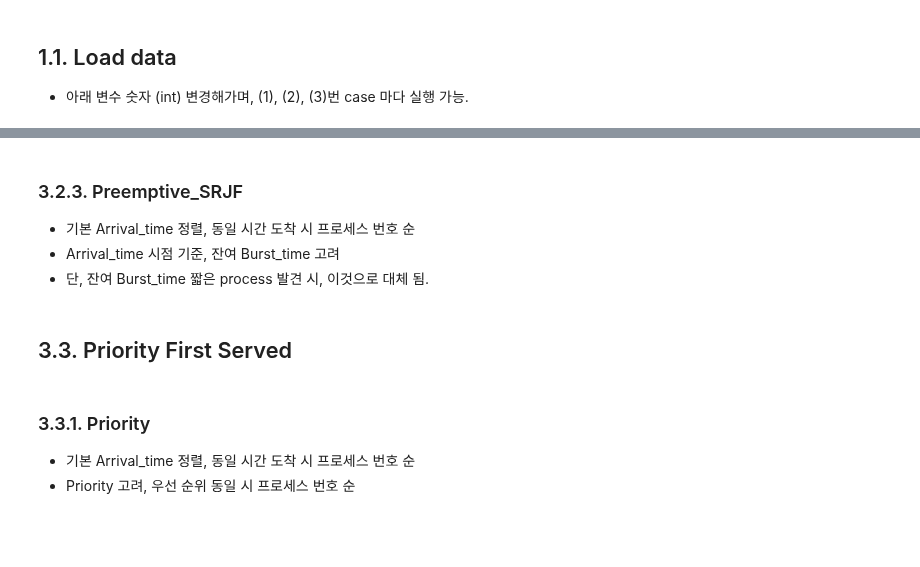
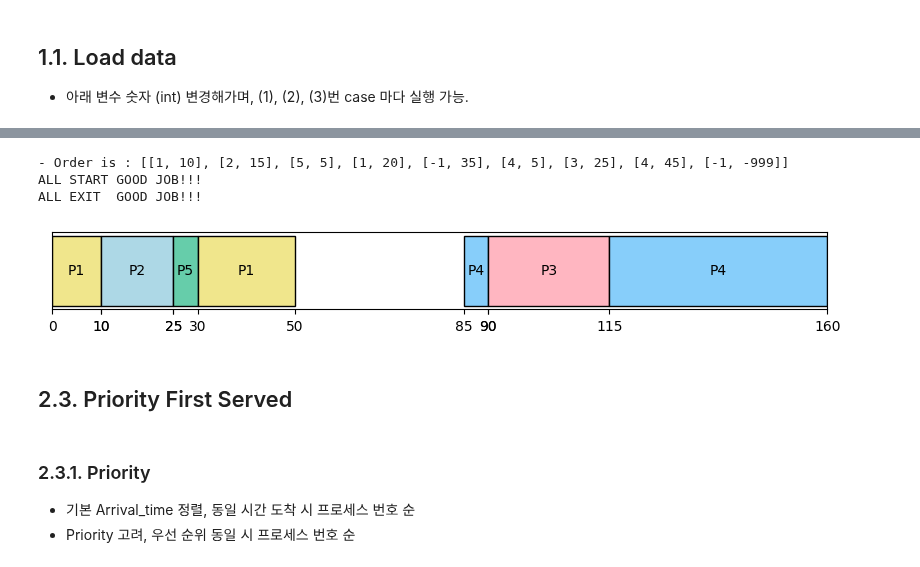
Before and after one commit to jiho264/2023os, a Jupyter notebook: homework01/homework01.ipynb, the cells around one changed output, grey strips where cells are left out. Drawn from its saved outputs; the diff is of its cells as text; code cells hidden in the pictures; blank space fills up the shorter version.

```diff
--- a/homework01/homework01.ipynb
+++ b/homework01/homework01.ipynb
@@ -306,7 +401,9 @@ SJF()
 # %%
-def Preemptive_SFJ():
+def Preemptive_SRJF():
     _order = []
     _list = copy.deepcopy(_DATA_)
+    _original_burst_time = copy.deepcopy(_DATA_)
+
     _list = sorted(_list, key=lambda x: x['Arrival_time'])
     #########################
     # round robin이나 선점형에선 작업 추가 후 다시 볼 일이 있기 때문에 해당 변수 초기화하면 안 됨.
@@ -329,40 +426,44 @@ def Preemptive_SFJ():
                 _order.append([_NON_PROCESS_, 1])
                 _end_time += 1
 
             # 현재 시간에 도착해있는 작업들 리스트업
             for _process in _list:
                 if (_process['Arrival_time'] == _now_time):
                     # _arrival_list.append(_process)
                     _queue.append(_process)
 
-            # 남은 Priority 순으로 정렬하기
-            _queue.sort(
-                key=lambda x: x['Burst_time'])
-
+            # 남은 burst_time 순으로 정렬하기
+            _queue.sort(key=lambda x: x['Burst_time'])
             # _now_time 마다 큐에서 스케쥴링
             _idx = 0
             while (_queue[_idx]['Burst_time'] == 0):
                 # index 넘어가는데, 도착 목록들에 남은 것 있으면 넘기기
                 if (is_complete(_queue) == False):
                     _idx += 1
                 # 미도착 목록 존재하면 idx넘어가지 않음. out of range error있음.
                 else:
                     break
 
             _process = _queue[_idx]
             if (_process['Burst_time'] > 0):
                 if (_process['Burst_time'] - 1 >= 0):
                     _order.append([_process['Num'], 1])
                     _end_time += 1
                     _process['Burst_time'] -= 1
 
     _order = order_zip(_order)
     draw(_order)
 
 
-Preemptive_SFJ()
+Preemptive_SRJF()
+# %% [output]
+- Order is : [[1, 10], [2, 15], [5, 5], [1, 20], [-1, 35], [4, 5], [3, 25], [4, 45], [-1, -999]]
+ALL START GOOD JOB!!!
+ALL EXIT  GOOD JOB!!!
+[figure, added]
+# %% [markdown]
+## 2.3. Priority First Served
 # %% [markdown]
-### 3.2.3. Preemptive_SRJF
+### 2.3.1. Priority
 - 기본 Arrival_time 정렬, 동일 시간 도착 시 프로세스 번호 순
-- Arrival_time 시점 기준, 잔여 Burst_time 고려
-- 단, 잔여 Burst_time 짧은 process 발견 시, 이것으로 대체 됨.
+- Priority 고려, 우선 순위 동일 시 프로세스 번호 순
@@ -429,9 +470,3 @@ Preemptive_SRJF()
-# %% [markdown]
-## 3.3. Priority First Served
-# %% [markdown]
-### 3.3.1. Priority
-- 기본 Arrival_time 정렬, 동일 시간 도착 시 프로세스 번호 순
-- Priority 고려, 우선 순위 동일 시 프로세스 번호 순
 # %%
 def Priority():
     _order = []
```
Also changed, not shown: parts of 30 cells of this notebook, 1 other file.
